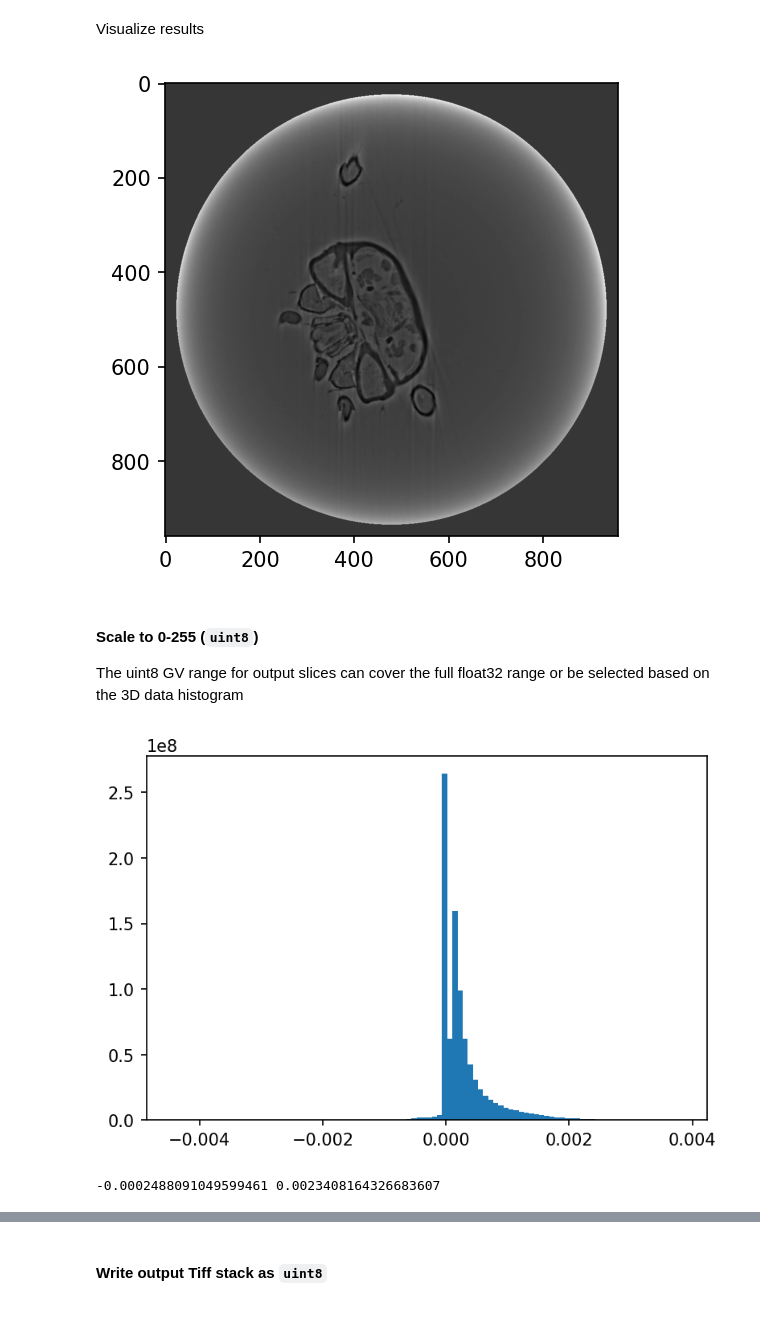
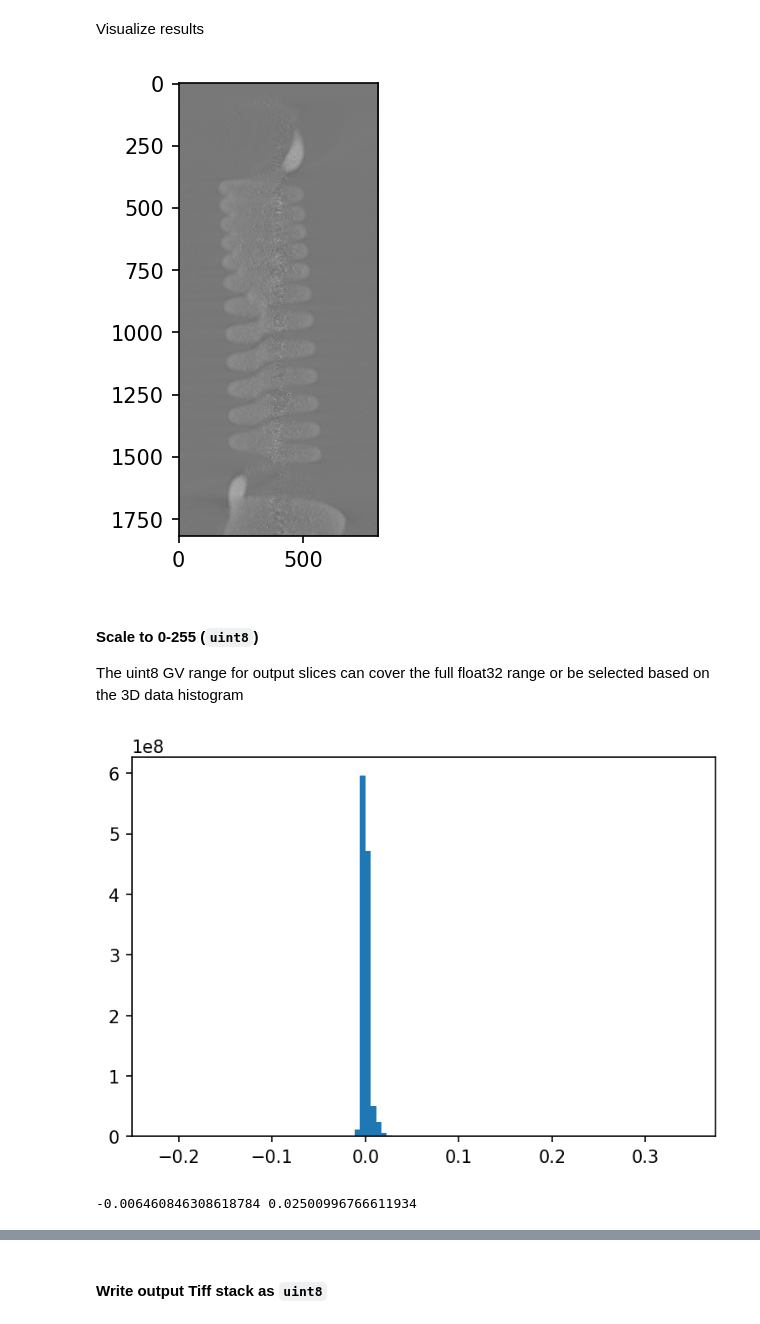
Before and after one commit to SESAME-Synchrotron/BEATS_recon, a Jupyter notebook: examples/BEATS_KBLT_tomopy_recon_test_00.ipynb, the cells around one changed output, grey strips where cells are left out. Drawn from its saved outputs; the diff is of its cells as text; code cells hidden in the pictures.

Commit message:
kblt example recon

```diff
--- a/examples/BEATS_KBLT_tomopy_recon_test_00.ipynb
+++ b/examples/BEATS_KBLT_tomopy_recon_test_00.ipynb
@@ -42,6 +43,12 @@ h5file = "/mnt/hdf/kblt_test_spring_01_324.h5"
 h5file_darks = "/mnt/hdf/kblt_test_spring_01_darks_326.h5"
 h5file_flats = "/mnt/hdf/kblt_test_spring_01_flats_327.h5"
 path_recon = "/mnt/hdf/recon/kblt_test_spring_01/"
+# %%
+# thk_debian
+h5file = "/home/gianthk/Data/BEATS/kblt_test_spring_01_324.h5"
+h5file_darks = "/home/gianthk/Data/BEATS/kblt_test_spring_01_darks_326.h5"
+h5file_flats = "/home/gianthk/Data/BEATS/kblt_test_spring_01_flats_327.h5"
+path_recon = "/home/gianthk/Data/BEATS/recon/kblt_test_spring_01/"
 # %% [markdown]
 #### Read HDF5 data
 - The `.read_aps_32id()` method of DXchange can read TOMCAT .h5 data
@@ -200,10 +199,10 @@ recon = tomopy.circ_mask(recon, axis=0, ratio=0.95)
 # %% [markdown]
 Visualize results
 # %%
-plt.imshow(recon[200, :, :], cmap='gray')
+plt.imshow(recon[:, :, 380], cmap='gray')
 plt.show()
 # %% [output]
-[figure, old version]
+[figure, new version]
 # %% [markdown]
 #### Scale to 0-255 (`uint8`)
 The uint8 GV range for output slices can cover the full float32 range or be selected based on the 3D data histogram
@@ -211,14 +210,14 @@ The uint8 GV range for output slices can cover the full float32 range or be sele
 plt.hist(recon.ravel(), bins=100)
 plt.show()
 # %% [output]
-[figure, old version]
+[figure, new version]
 # %%
 # uint8 GV range from data histogram (0.01 and 0.99 quantiles)
 [range_min, q_95] = 1.1*np.quantile(recon.ravel(), [0.01, 0.99])
 range_max = q_95 - range_min
 print(range_min, range_max)
 # %% [output]
--0.0002488091049599461 0.0023408164326683607
+-0.006460846308618784 0.02500996766611934
 # %%
 # uint8 GV range as MIN and MAX of 3D data
 range_min = np.min(recon)
```
Also changed, not shown: parts of 14 cells of this notebook, 1 other file.
